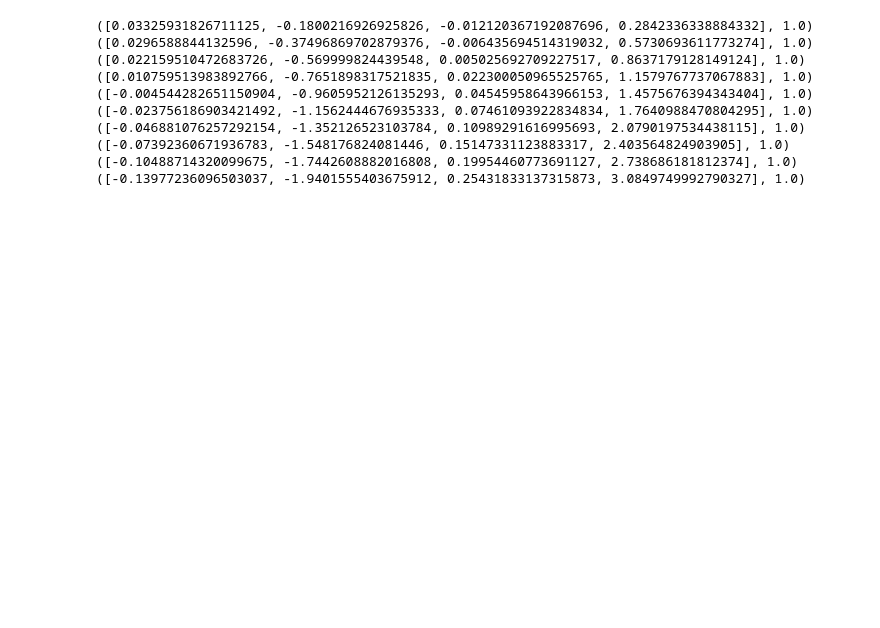
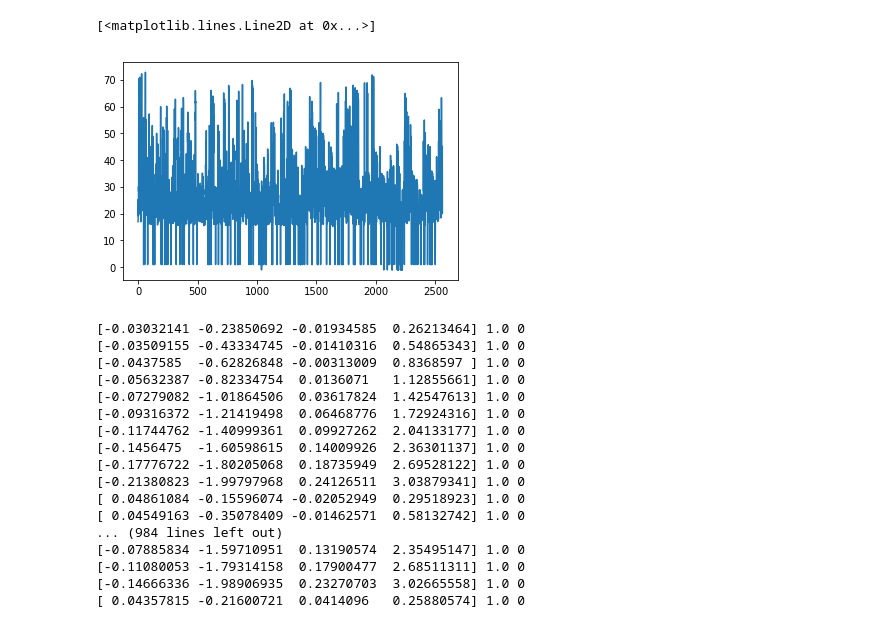
Before and after one commit to louner/reinforcement-learning, a Jupyter notebook: CartPole/lab.ipynb, the cells around one changed output. Cells and saved outputs as stored; diff of their text form; code cells hidden in the pictures; blank space fills up the shorter version.

```diff
--- a/CartPole/lab.ipynb
+++ b/CartPole/lab.ipynb
@@ -187,26 +257,40 @@ WARN: gym.spaces.Box autodetected dtype as <type 'numpy.float32'>. Please provid
+# %%
+exp = pd.DataFrame([[t['action'], t['reward'], t['done'], t['label']] for t in D.d], columns=['action', 'reward', 'done', 'label'])
+plt.plot(exp['label'].iloc[:3000])
+# %% [output]
+[<matplotlib.lines.Line2D at 0x...>]
+[figure, added]
 # %%
 env.reset()
 for _ in range(1000):
-    #env.render()
-    actoin = Q.get_best_action(state)
+    env.render()
+    action = Q.get_best_action(state)
+    #action = env.action_space.sample()
 
     next_state, reward, done, _ = env.step(action) # take a random action
-    next_state = next_state.tolist()
-    print(next_state, reward)
+    state = next_state.tolist()
+    print(next_state, reward, action)
 
     if done:
-        break
+        env.reset()
 # %% [output]
-([0.03325931826711125, -0.1800216926925826, -0.012120367192087696, 0.2842336338884332], 1.0)
-([0.0296588844132596, -0.37496869702879376, -0.006435694514319032, 0.5730693611773274], 1.0)
-([0.022159510472683726, -0.569999824439548, 0.005025692709227517, 0.8637179128149124], 1.0)
-([0.010759513983892766, -0.7651898317521835, 0.022300050965525765, 1.1579767737067883], 1.0)
-([-0.004544282651150904, -0.9605952126135293, 0.04545958643966153, 1.4575676394343404], 1.0)
-([-0.023756186903421492, -1.1562444676935333, 0.07461093922834834, 1.7640988470804295], 1.0)
-([-0.046881076257292154, -1.352126523103784, 0.10989291616995693, 2.0790197534438115], 1.0)
-([-0.07392360671936783, -1.548176824081446, 0.15147331123883317, 2.403564824903905], 1.0)
-([-0.10488714320099675, -1.7442608882016808, 0.19954460773691127, 2.738686181812374], 1.0)
-([-0.13977236096503037, -1.9401555403675912, 0.25431833137315873, 3.0849749992790327], 1.0)
+[-0.03032141 -0.23850692 -0.01934585  0.26213464] 1.0 0
+[-0.03509155 -0.43334745 -0.01410316  0.54865343] 1.0 0
+[-0.0437585  -0.62826848 -0.00313009  0.8368597 ] 1.0 0
+[-0.05632387 -0.82334754  0.0136071   1.12855661] 1.0 0
+[-0.07279082 -1.01864506  0.03617824  1.42547613] 1.0 0
+[-0.09316372 -1.21419498  0.06468776  1.72924316] 1.0 0
+[-0.11744762 -1.40999361  0.09927262  2.04133177] 1.0 0
+[-0.1456475  -1.60598615  0.14009926  2.36301137] 1.0 0
+[-0.17776722 -1.80205068  0.18735949  2.69528122] 1.0 0
+[-0.21380823 -1.99797968  0.24126511  3.03879341] 1.0 0
+[ 0.04861084 -0.15596074 -0.02052949  0.29518923] 1.0 0
+[ 0.04549163 -0.35078409 -0.01462571  0.58132742] 1.0 0
+... (984 lines left out)
+[-0.07885834 -1.59710951  0.13190574  2.35495147] 1.0 0
+[-0.11080053 -1.79314158  0.17900477  2.68511311] 1.0 0
+[-0.14666336 -1.98906935  0.23270703  3.02665558] 1.0 0
+[ 0.04357815 -0.21600721  0.0414096   0.25880574] 1.0 0
 # %%
 action = env.action_space.sample()
 print(action)
```
Also changed, not shown: parts of 9 cells of this notebook.
